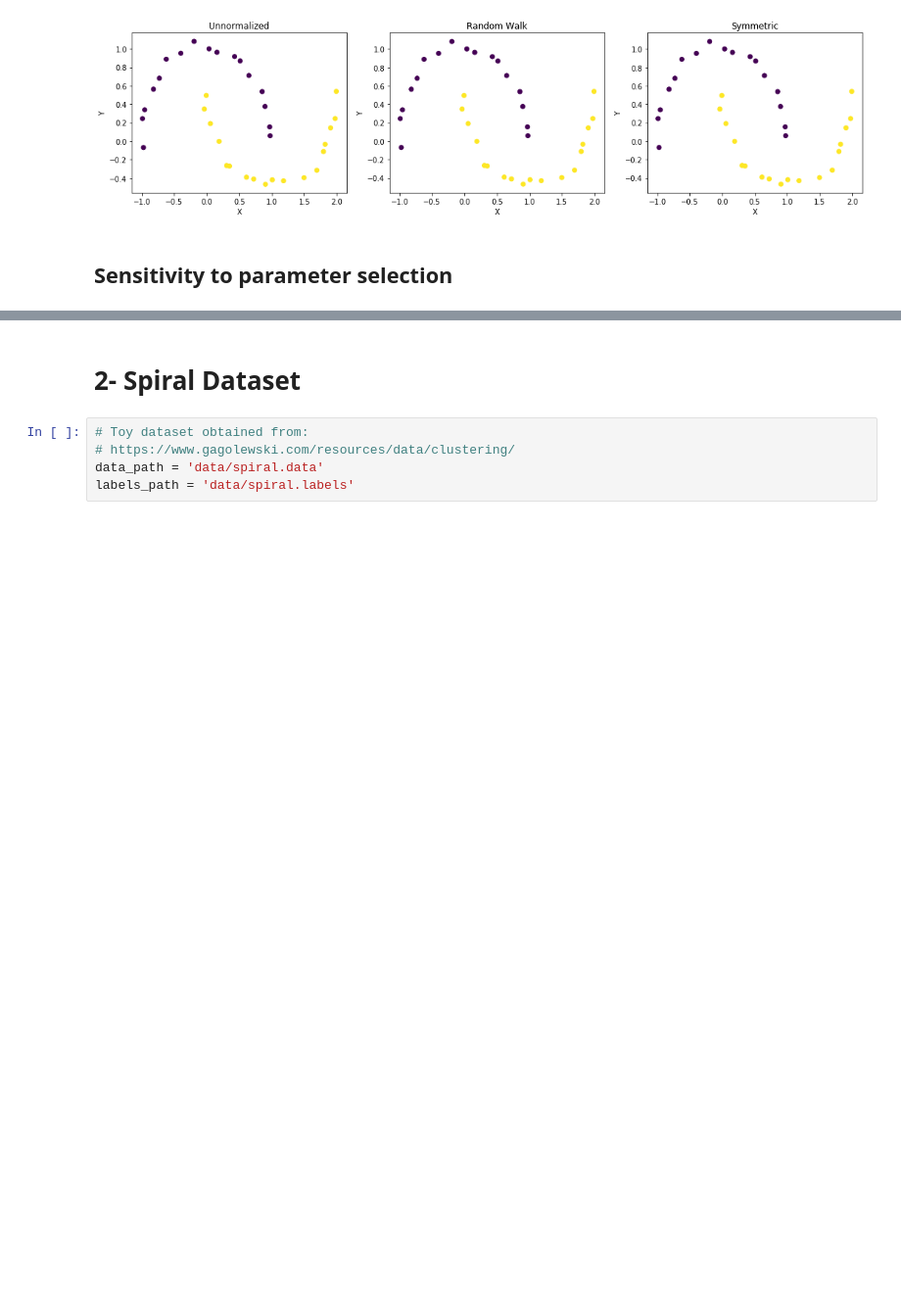
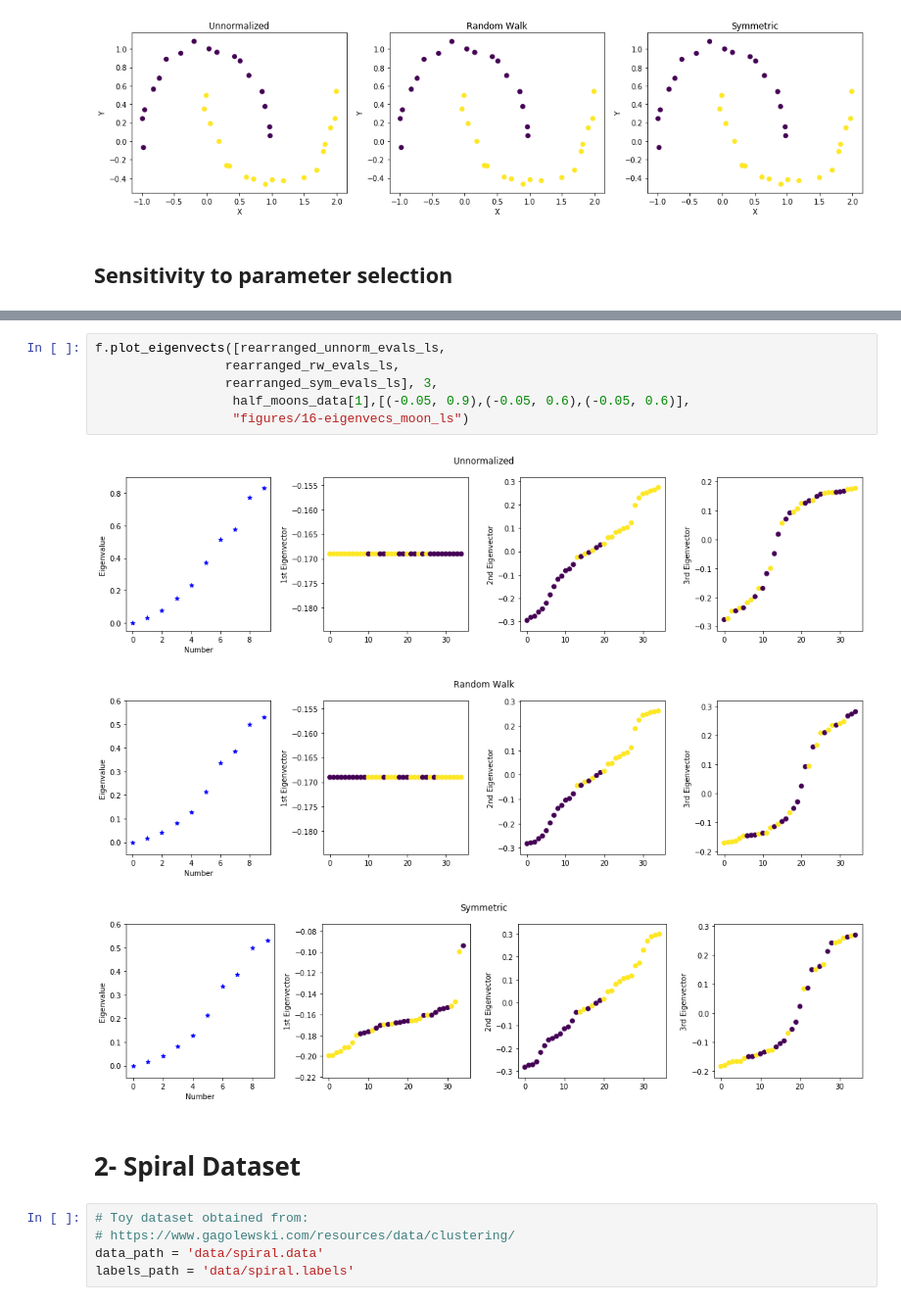
Before and after one commit to msarrias/spectral-clustering, a Jupyter notebook: playground.ipynb, the cells around one changed output, grey strips where cells are left out. Shown at 98% size. Saved outputs shown, nothing was run; the diff lists cells and outputs as text; blank space fills up the shorter version.

```diff
--- a/playground.ipynb
+++ b/playground.ipynb
@@ -158,3 +140,13 @@ f.plot_eigenvectors(titles_list, eigenvectors_list_ls, ylim_list, "figures/62-li
+# %%
+f.plot_eigenvects([rearranged_unnorm_evals_ls,
+                 rearranged_rw_evals_ls,
+                 rearranged_sym_evals_ls], 3,
+                  half_moons_data[1],[(-0.05, 0.9),(-0.05, 0.6),(-0.05, 0.6)],
+                  "figures/16-eigenvecs_moon_ls")
+# %% [output]
+[figure, added]
+[figure, added]
+[figure, added]
 # %% [markdown]
 # 2- Spiral Dataset
 # %%
```
Also changed, not shown: parts of 60 cells of this notebook, 1 other file.
